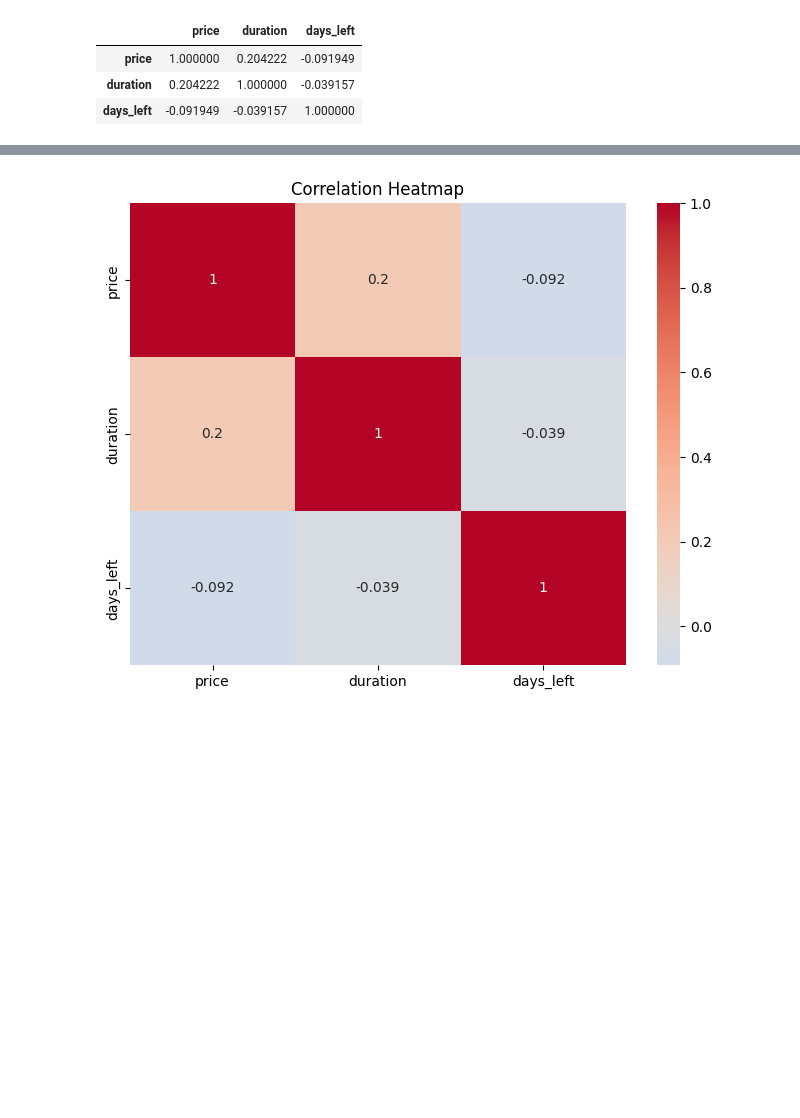
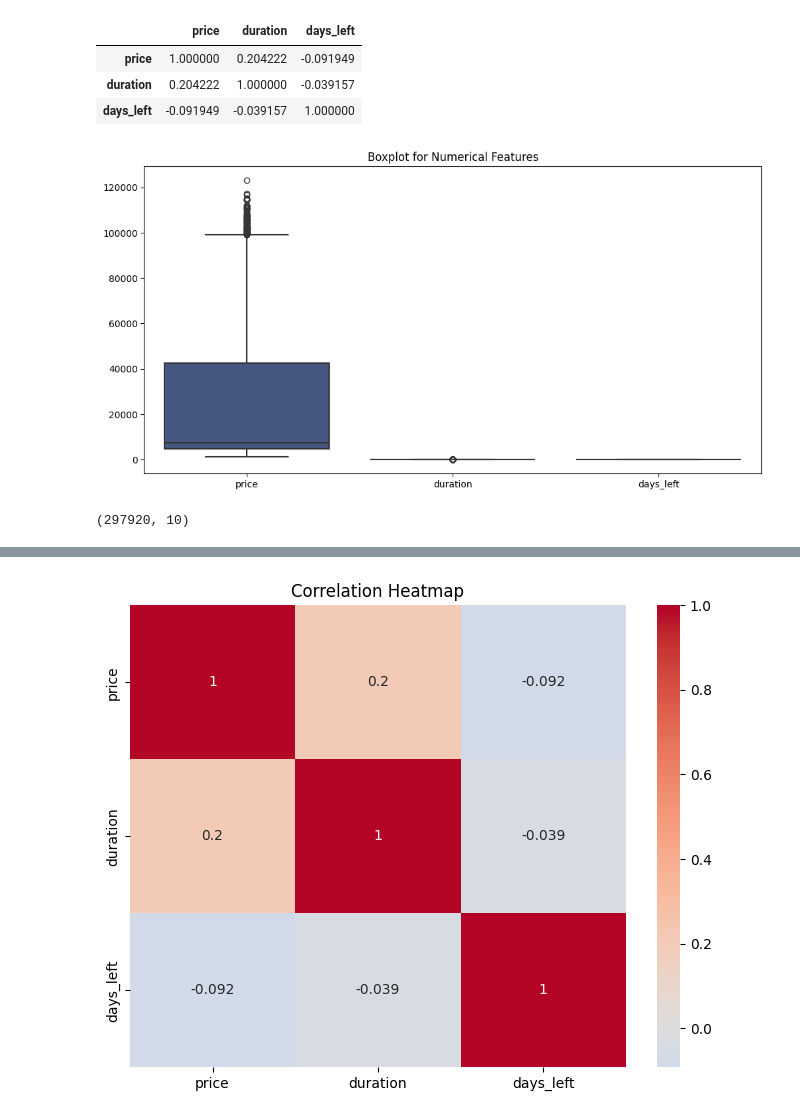
Before and after one commit to dinislamweb/flight_price_prediction, a Jupyter notebook: flight_price_prediction.ipynb, the cells around one changed output, grey strips where cells are left out. Saved outputs shown, nothing was run; the diff lists cells and outputs as text; code cells hidden in the pictures; blank space fills up the shorter version.

```diff
--- a/flight_price_prediction.ipynb
+++ b/flight_price_prediction.ipynb
@@ -641,3 +636,11 @@ correlation_matrix
 | price | 1.000000 | 0.204222 | -0.091949 |
 | duration | 0.204222 | 1.000000 | -0.039157 |
 | days_left | -0.091949 | -0.039157 | 1.000000 |
+# %%
+# Outliers detection using boxplot
+plt.figure(figsize=(12,6))
+sns.boxplot(data=df[['price', 'duration', 'days_left']], palette='viridis', linewidth=1.5)
+plt.title('Boxplot for Numerical Features')
+plt.show()
+# %% [output]
+[figure, added]
@@ -643,0 +655,4 @@ correlation_matrix
+# %%
+df.shape
+# %% [output]
+(297920, 10)
```
Also changed, not shown: parts of 22 cells of this notebook.
